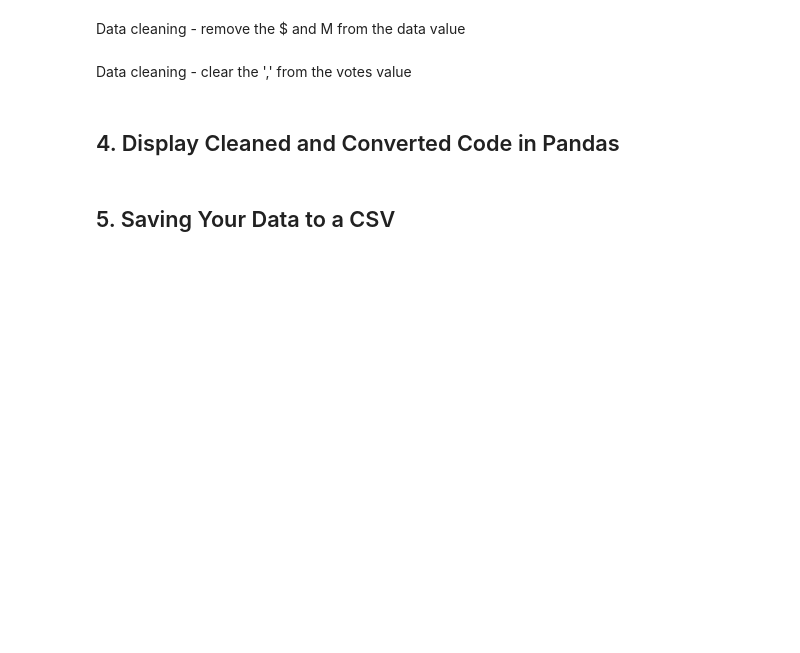
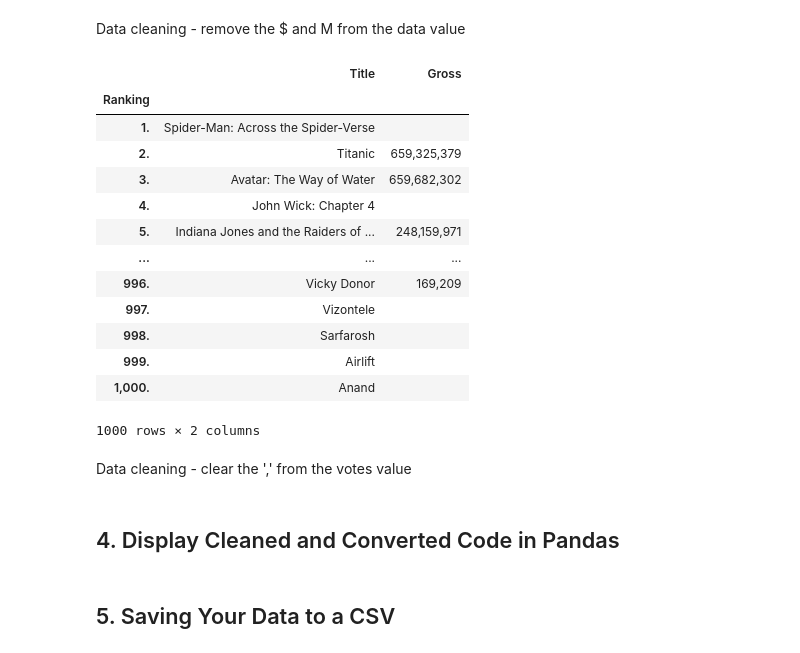
Before and after one commit to justincodestoday/DataScienceExercises, a Jupyter notebook: Exercises/imdb_exercise/Case Study - IMDB Web Scraping.ipynb, the cells around one changed output. Saved outputs shown, nothing was run; the diff lists cells and outputs as text; code cells hidden in the pictures; blank space fills up the shorter version.

```diff
--- a/Exercises/imdb_exercise/Case Study - IMDB Web Scraping.ipynb
+++ b/Exercises/imdb_exercise/Case Study - IMDB Web Scraping.ipynb
@@ -171,4 +214,30 @@ Data cleaning - remove the min from the timemin value
 # %% [markdown]
 Data cleaning - remove the $ and M from the data value
+# %%
+# for the gross that would have the $ and M in the value,
+# I acquired the data-value of the span that matches the string "Gross:",
+# which only has the numeric value, minus the $ and M
+
+# the code is as follows:
+#  gross_span = tr.find('span', string='Gross:')
+#         gross = ''
+#         if gross_span:
+#             gross = gross_span.find_next_sibling('span')['data-value']
+df[['Title', 'Gross']]
+# %% [output]
+|  | Title | Gross |
+| Ranking |  |  |
+| 1. | Spider-Man: Across the Spider-Verse |  |
+| 2. | Titanic | 659,325,379 |
+| 3. | Avatar: The Way of Water | 659,682,302 |
+| 4. | John Wick: Chapter 4 |  |
+| 5. | Indiana Jones and the Raiders of ... | 248,159,971 |
+| ... | ... | ... |
+| 996. | Vicky Donor | 169,209 |
+| 997. | Vizontele |  |
+| 998. | Sarfarosh |  |
+| 999. | Airlift |  |
+| 1,000. | Anand |  |
+1000 rows × 2 columns
 # %% [markdown]
 Data cleaning - clear the ',' from the votes value
```
Also changed, not shown: parts of 9 cells of this notebook, 5 other files.
